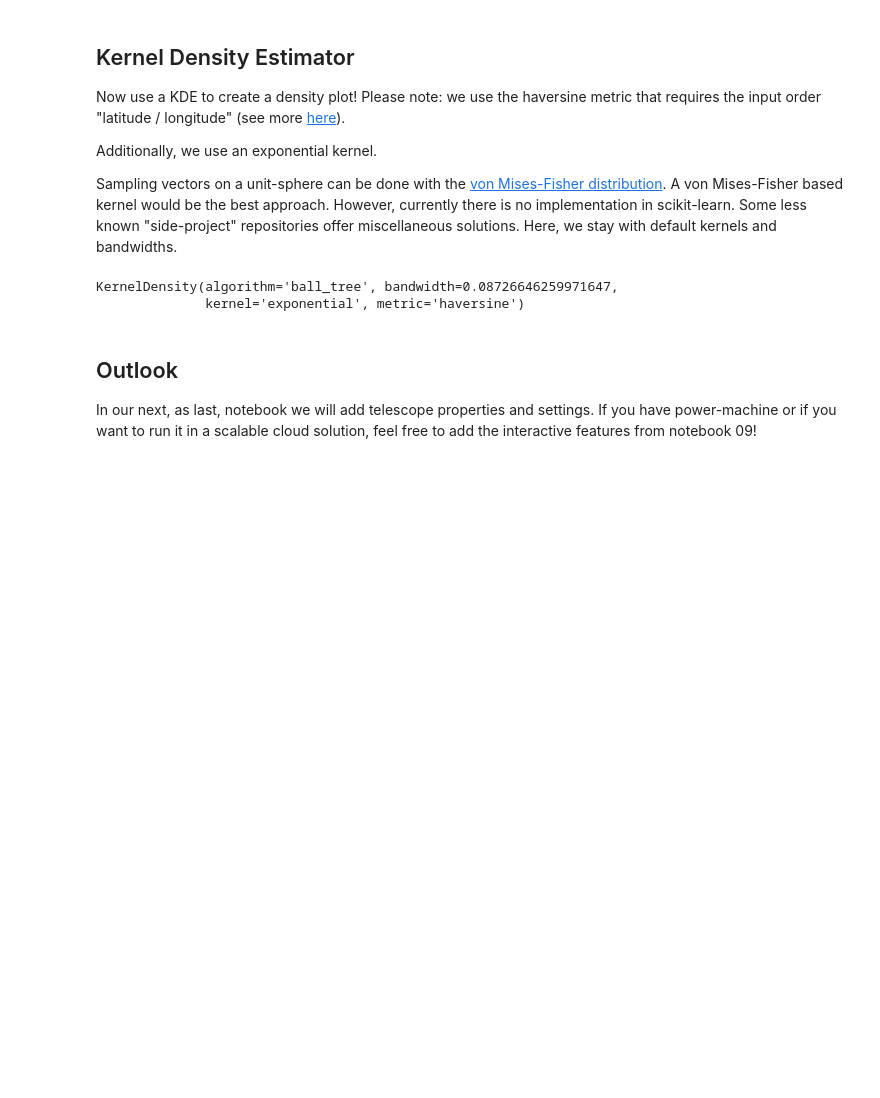
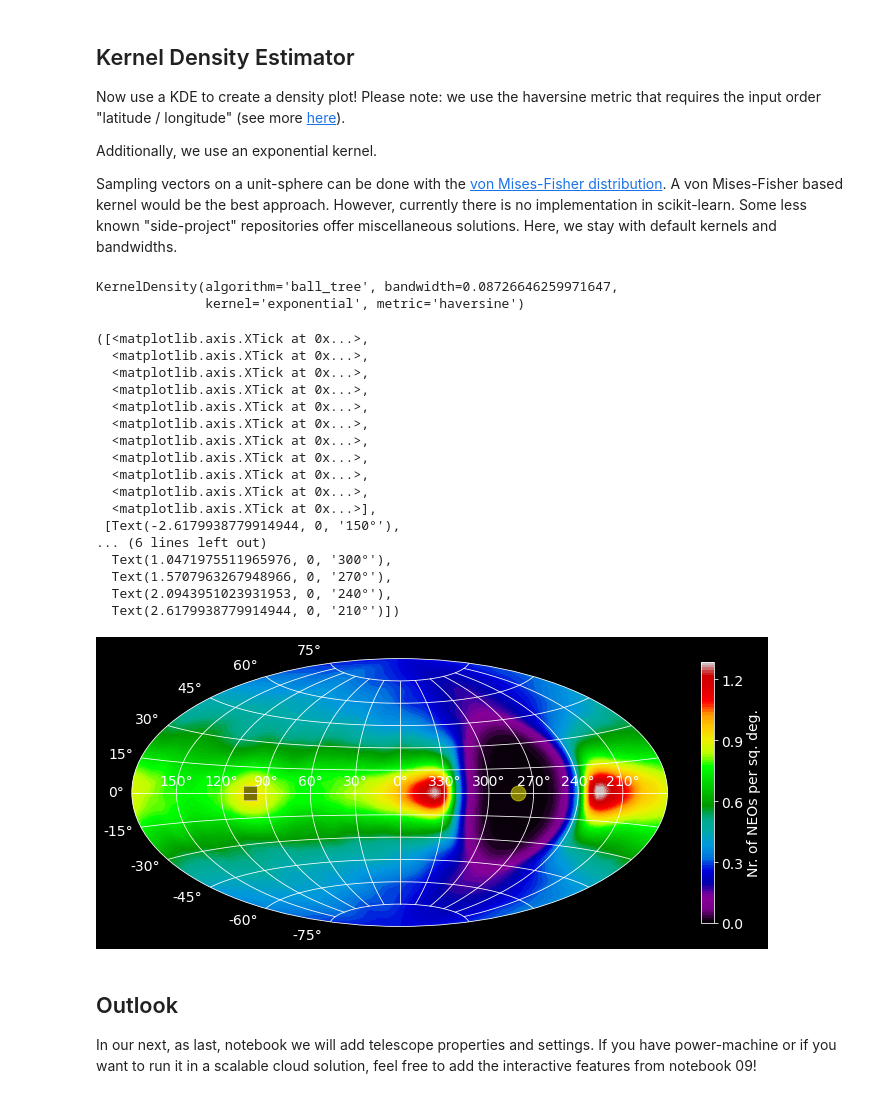
Before and after one commit to ThomasAlbin/Astroniz-YT-Tutorials, a Jupyter notebook: [Project]-Near-Earth-Objects/13_2_NEO_Sky_Prediction.ipynb, the cells around one changed output. Cells and saved outputs as stored; diff of their text form; code cells hidden in the pictures; blank space fills up the shorter version.

```diff
--- a/[Project]-Near-Earth-Objects/13_2_NEO_Sky_Prediction.ipynb
+++ b/[Project]-Near-Earth-Objects/13_2_NEO_Sky_Prediction.ipynb
@@ -201,35 +201,54 @@ CS = plt.contourf(sample_long,
                   sample_lat,
                   neo_density,
                   levels=np.linspace(0, np.max(neo_density), 100),
-                  cmap=plt.cm.gnuplot)
+                  cmap=plt.cm.nipy_spectral)
 cbar = plt.colorbar(CS, shrink=0.6)
 tick_locator = ticker.MaxNLocator(nbins=5)
 cbar.locator = tick_locator
 cbar.update_ticks()
 cbar.set_label("Nr. of NEOs per sq. deg.")
 
 # Add the Sun
 plt.plot(sun_ecl_long_4plot,
          sun_ecl_lat,
          color="yellow",
          marker="o",
          markersize=15,
          alpha=0.5)
 
 # Add the Opposition point
 plt.scatter(sun_opp_ecl_long_4plot,
             sun_opp_ecl_lat,
             color="black",
             marker="s",
             s=200,
             alpha=0.5,
             edgecolor='white')
 
 # Replace the standard x ticks (longitude) with the ecliptic coordinates
 plt.xticks(ticks=np.radians([-150, -120, -90, -60, -30, 0, \
                              30, 60, 90, 120, 150]),
            labels=['150°', '120°', '90°', '60°', '30°', '0°', \
                    '330°', '300°', '270°', '240°', '210°'])
+# %% [output]
+([<matplotlib.axis.XTick at 0x...>,
+  <matplotlib.axis.XTick at 0x...>,
+  <matplotlib.axis.XTick at 0x...>,
+  <matplotlib.axis.XTick at 0x...>,
+  <matplotlib.axis.XTick at 0x...>,
+  <matplotlib.axis.XTick at 0x...>,
+  <matplotlib.axis.XTick at 0x...>,
+  <matplotlib.axis.XTick at 0x...>,
+  <matplotlib.axis.XTick at 0x...>,
+  <matplotlib.axis.XTick at 0x...>,
+  <matplotlib.axis.XTick at 0x...>],
+ [Text(-2.6179938779914944, 0, '150°'),
+... (6 lines left out)
+  Text(1.0471975511965976, 0, '300°'),
+  Text(1.5707963267948966, 0, '270°'),
+  Text(2.0943951023931953, 0, '240°'),
+  Text(2.6179938779914944, 0, '210°')])
+[figure, added]
 # %% [markdown]
 ## Outlook
 
```
